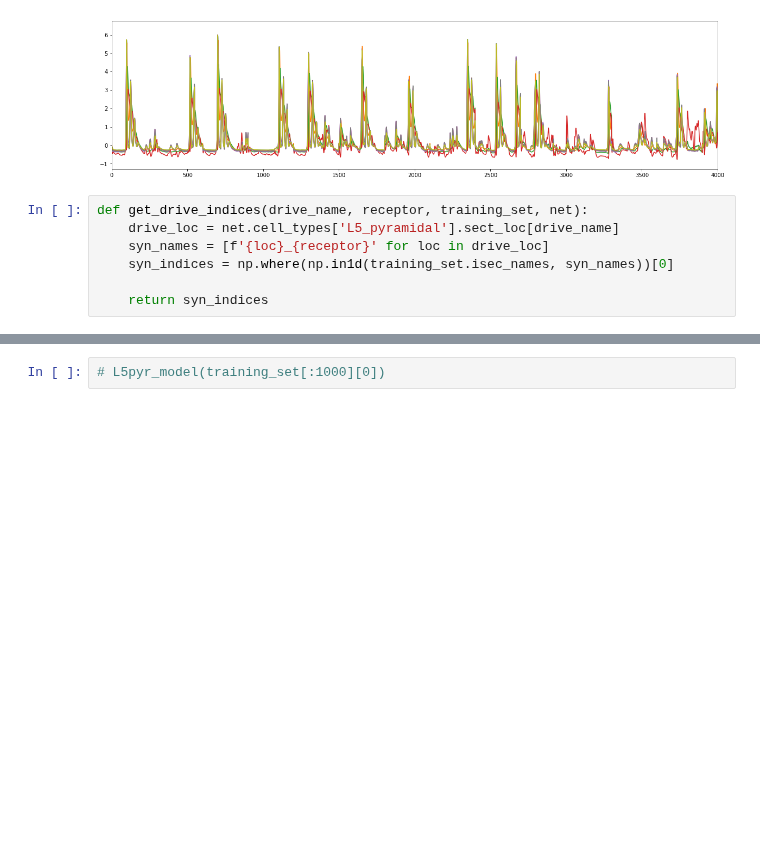
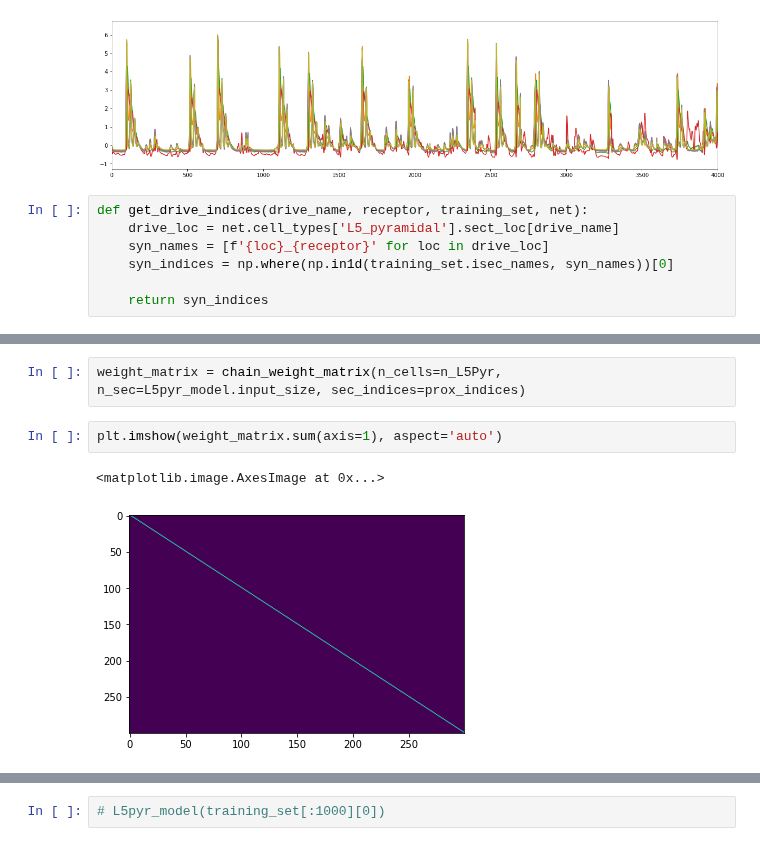
Before and after one commit to ntolley/bayesian_surrogates, a Jupyter notebook: surrogate_network.ipynb, the cells around one changed output, grey strips where cells are left out. Drawn from its saved outputs; the diff is of its cells as text; blank space fills up the shorter version.

```diff
--- a/surrogate_network.ipynb
+++ b/surrogate_network.ipynb
@@ -185,3 +194,10 @@ for isec_idx in prox_indices:
+# %%
+weight_matrix = chain_weight_matrix(n_cells=n_L5Pyr, n_sec=L5pyr_model.input_size, sec_indices=prox_indices)
+# %%
+plt.imshow(weight_matrix.sum(axis=1), aspect='auto')
+# %% [output]
+<matplotlib.image.AxesImage at 0x...>
+[figure, added]
 # %%
 plt.figure(figsize=(10, 5))
 plt.imshow(input_spikes[0,:,:].T, aspect='auto', cmap='gray_r', vmin=0, vmax=0.0005)
```
Also changed, not shown: parts of 9 cells of this notebook.
